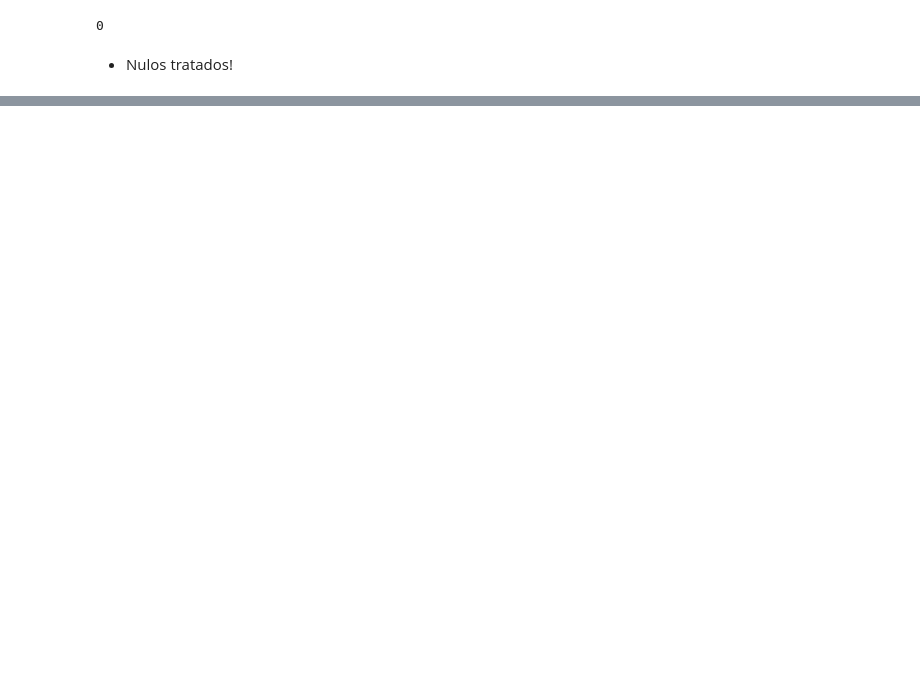
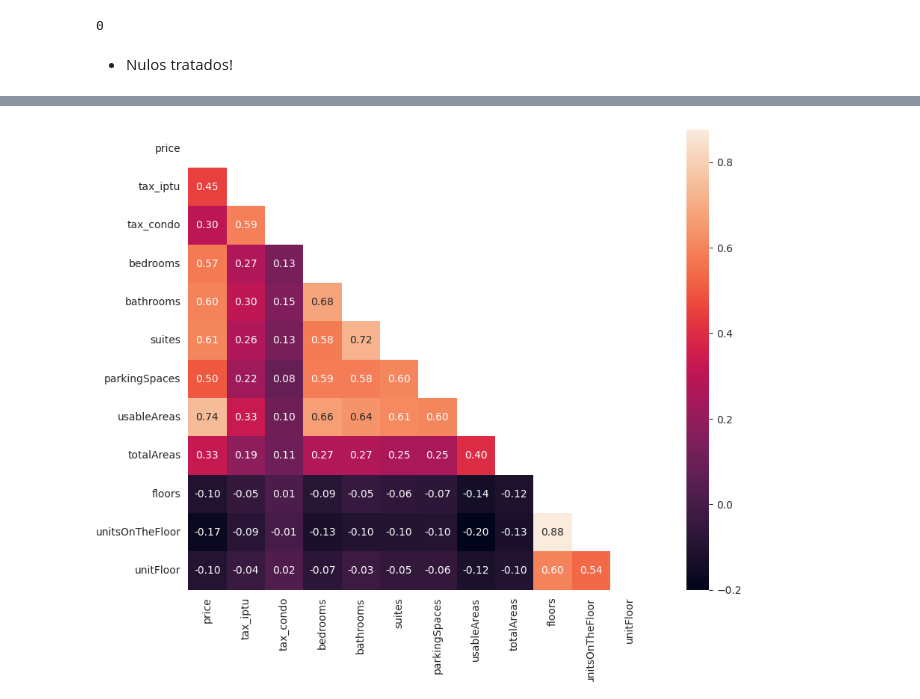
Before and after one commit to DieGod-DS/Previsao_Preco_Imovel, a Jupyter notebook: code/EDA.ipynb, the cells around one changed output, grey strips where cells are left out. Cells and saved outputs as stored; diff of their text form; code cells hidden in the pictures; blank space fills up the shorter version.

```diff
--- a/code/EDA.ipynb
+++ b/code/EDA.ipynb
@@ -235,0 +383,12 @@ data_imoveis.prices_tax_condo.isnull().sum()
+# %%
+# atribui método
+transformer = FunctionTransformer(np.log1p, validate=True)
+
+# armazena dados traansformados
+data_transform = transformer.transform(data_imoveis.select_dtypes(exclude=['object']))
+
+# concatenando colunas transformadas com colunas categóricas
+cols_data_transform = data_imoveis.select_dtypes(exclude=['object']).columns
+
+df_transformado = pd.concat([data_imoveis.select_dtypes(include=['object']), pd.DataFrame(data_transform, columns=cols_data_transform)], axis=1)
+df_transformado.head()
@@ -235,0 +402,10 @@ data_imoveis.prices_tax_condo.isnull().sum()
+# %%
+corr_transf = df_transformado[data_numeric].corr()
+
+mask = np.zeros_like(corr_transf)
+mask[np.triu_indices_from(mask)] = True
+with sns.axes_style('white'):
+    f, ax = plt.subplots(figsize=(13,8))
+    ax = sns.heatmap(corr_transf, mask=mask, square=True, fmt='.2f', annot=True)
+# %% [output]
+[figure, added]
```
Also changed, not shown: parts of 50 cells of this notebook.
